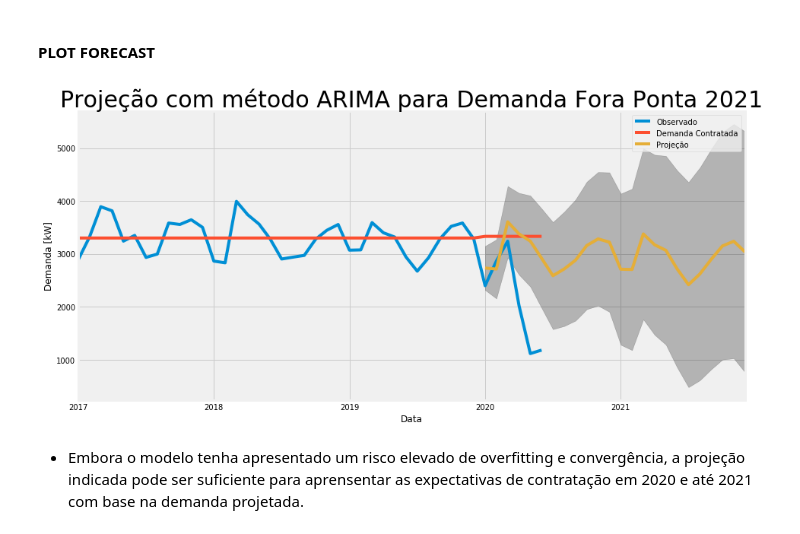
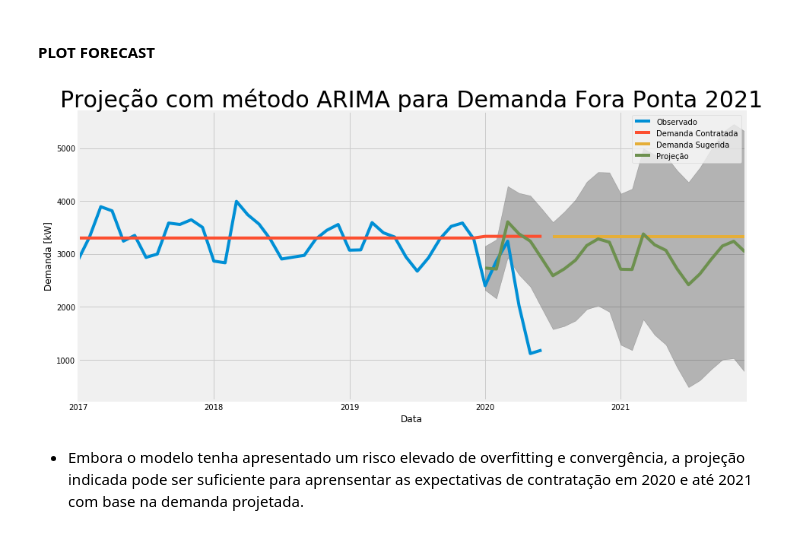
Before and after one commit to alanrrv/IT304S_Grupo10_UFPR, a Jupyter notebook: notebooks/IT304S_GRUPO_10.ipynb, the cells around one changed output. Saved outputs shown, nothing was run; the diff lists cells and outputs as text; code cells hidden in the pictures.

```diff
--- a/notebooks/IT304S_GRUPO_10.ipynb
+++ b/notebooks/IT304S_GRUPO_10.ipynb
@@ -762,23 +762,51 @@ Raiz do Erro Quadrático Médio da nossa projeção é 334.63
 - Esse erro elevado pode estar associado a projeção para janeiro de 2019
 # %% [markdown]
 #### PLOT FORECAST
+# %%
+df_temp = pd.DataFrame(columns=['DATE','DEMANDA_CONTRATADA_FP'],
+                       data =[['2021-12-20',3330],
+                              ['2021-11-20',3330],
+                              ['2021-10-20',3330],
+                              ['2021-09-20',3330],
+                              ['2021-08-20',3330],
+                              ['2021-07-20',3330],
+                              ['2021-06-20',3330],
+                              ['2021-05-20',3330],
+                              ['2021-04-20',3330],
+                              ['2021-03-20',3330],
+                              ['2021-02-20',3330],
+                              ['2021-01-20',3330],
+                              ['2020-12-20',3330],
+                              ['2020-11-20',3330],
+                              ['2020-10-20',3330],
+                              ['2020-09-20',3330],
+                              ['2020-08-20',3330],
+                              ['2020-07-20',3330]
+                             ])
+
+df_temp['DATE'] = pd.to_datetime(df_temp['DATE'])
+
+df_temp = df_temp.set_index('DATE')
+
+df_temp_concat = pd.concat([df_temp['DEMANDA_CONTRATADA_FP'], df_bills_uc1_ml['DEMANDA_CONTRATADA_FP']],axis=0)
 # %%
 pred_uc = results.get_forecast(steps=24)
 pred_ci = pred_uc.conf_int()
 ax = df_input_orig.plot(label='Observado', figsize=(14, 7))
 df_bills_uc1_ml['DEMANDA_CONTRATADA_FP'].plot(ax=ax, label='Demanda Contratada')
+df_temp['DEMANDA_CONTRATADA_FP'].plot(ax=ax, label='Demanda Sugerida')
 pred_uc.predicted_mean.plot(ax=ax, label='Projeção')
 ax.fill_between(pred_ci.index,
                 pred_ci.iloc[:, 0],
                 pred_ci.iloc[:, 1], color='k', alpha=.25)
                 #39, color='k', alpha=.25)
 ax.set_title('Projeção com método ARIMA para Demanda Fora Ponta 2021', fontsize = 30)
 ax.set_xlabel('Data')
 ax.set_ylabel('Demanda [kW]')
 plt.legend()
 plt.show()
 # %% [output]
-[figure, old version]
+[figure, new version]
 # %% [markdown]
 - Embora o modelo tenha apresentado um risco elevado de overfitting e convergência, a projeção indicada pode ser suficiente para aprensentar as expectativas de contratação em 2020 e até 2021 com base na demanda projetada.
 # %%
```
Also changed, not shown: parts of 1 cell of this notebook.
